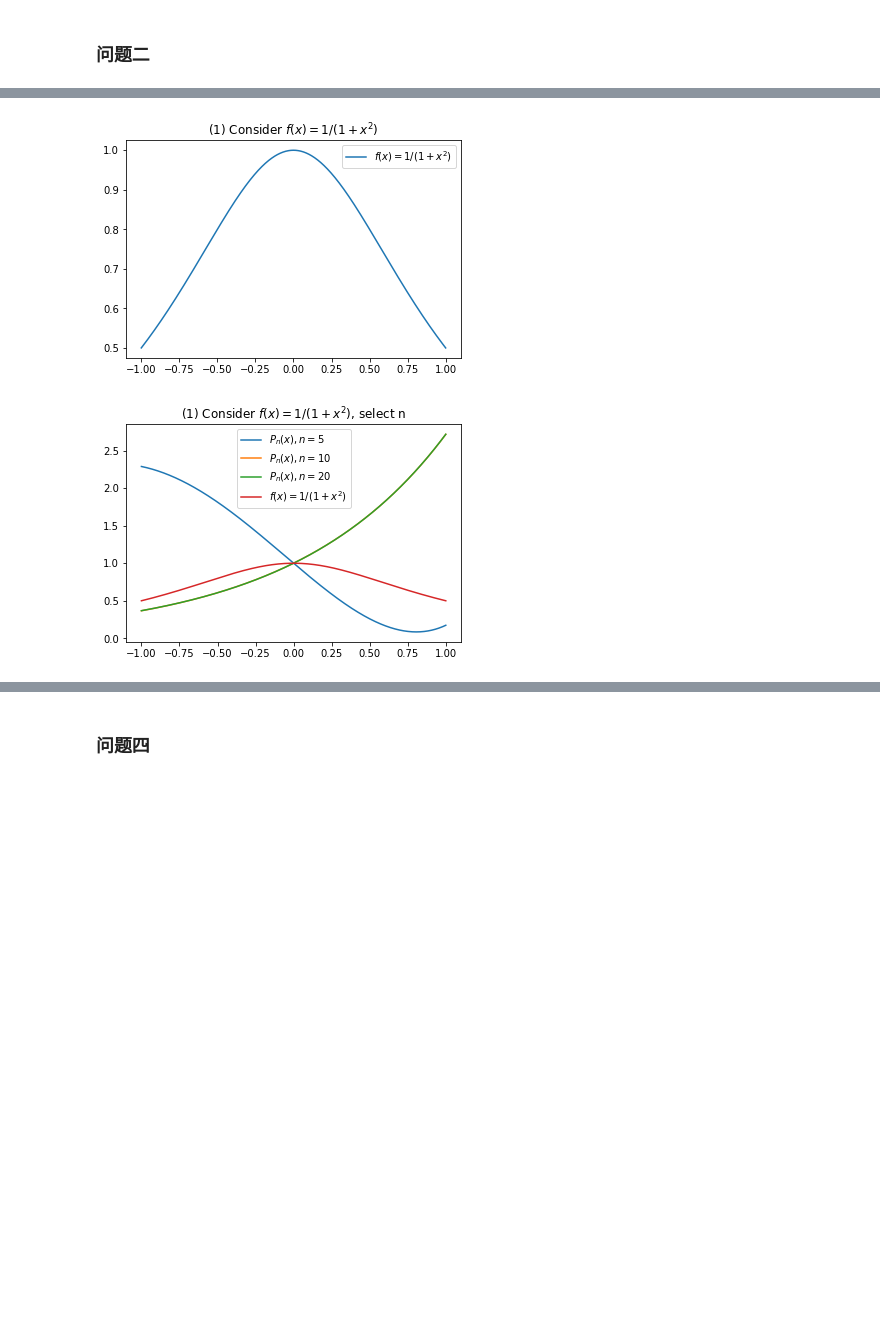
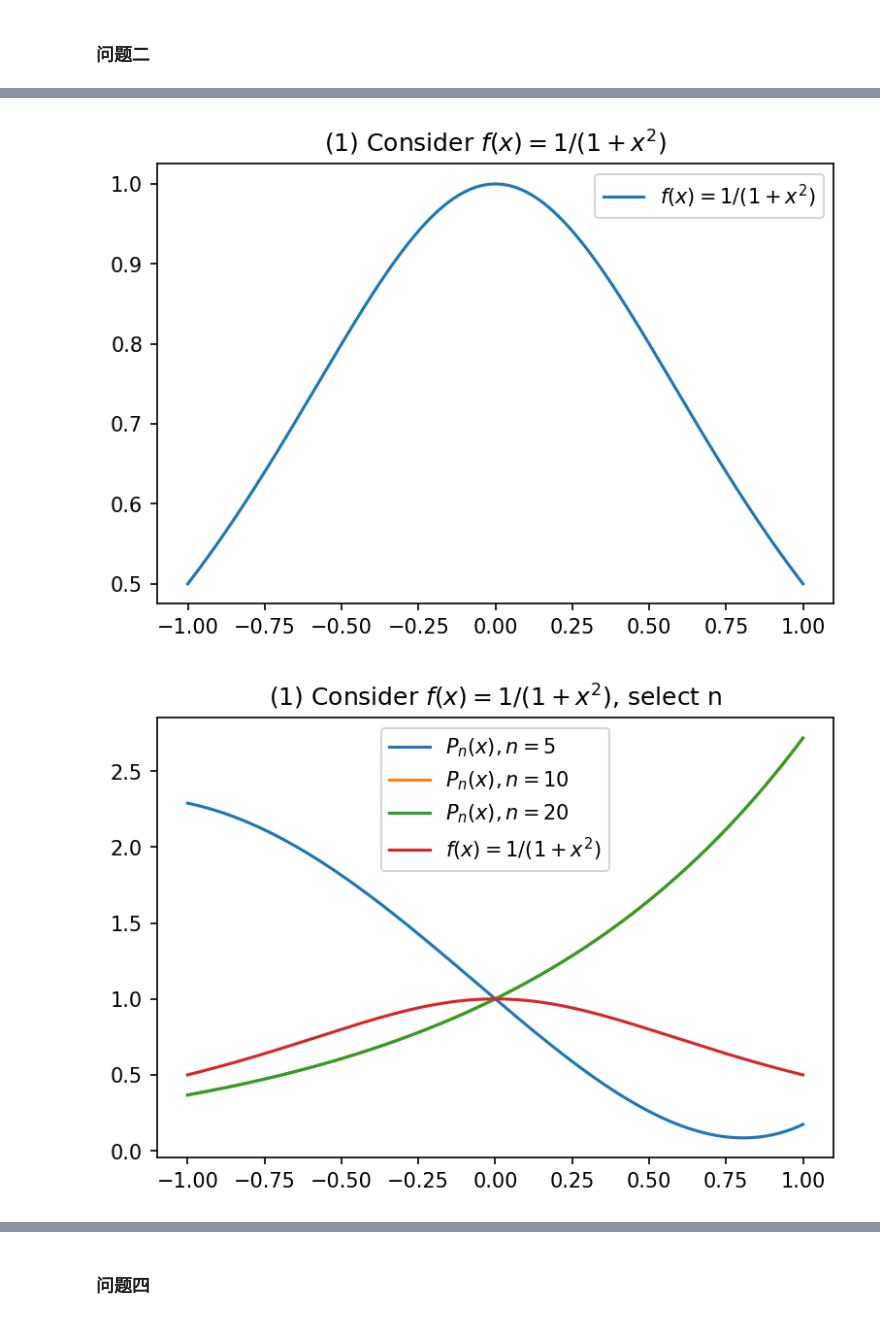
Before and after one commit to chiro2001/computational-methods-lab, a Jupyter notebook: notebooks/实验一.ipynb, the cells around one changed output, grey strips where cells are left out. Cells and saved outputs as stored; diff of their text form; code cells hidden in the pictures; blank space fills up the shorter version.

```diff
--- a/notebooks/实验一.ipynb
+++ b/notebooks/实验一.ipynb
@@ -237,44 +237,44 @@ def problem2():
     y1 = 1 / (1 + x_linespace_2**2)
     Ls1 = {n_i: np.array([P(lambda x_i: np.e ** x_i, np.linspace(-5, 5, n_i), x)
                         for x in x_linespace_2]) for n_i in targets_n}
-    plt.figure()
+    plt.figure(dpi=150)
     plt.title("(1) Consider $f(x) = 1 / (1 + x^2)$")
     plt.legend(handles=plt.plot(x_linespace_2, y1, label="$f(x) = 1 / (1 + x^2)$"), loc='best')
-    plt.figure()
+    plt.figure(dpi=150)
     plt.title("(1) Consider $f(x) = 1 / (1 + x^2)$, select n")
     plt.legend(handles=[*[plt.plot(x_linespace_2, Ls1[n_i], label=f"$P_n(x),n={n_i}$")[0] for n_i in Ls1],
                         plt.plot(x_linespace_2, y1, label="$f(x) = 1 / (1 + x^2)$")[0]], loc='best')
     y2 = np.e**x_linespace_10
     Ls2 = {n_i: np.array([P(lambda x_i: np.e ** x_i, np.linspace(-5, 5, n_i), x)
                         for x in x_linespace_10]) for n_i in targets_n}
-    plt.figure()
+    plt.figure(dpi=150)
     plt.title("(2) Consider $f(x) = e^x$")
     plt.legend(handles=plt.plot(x_linespace_10, y2, label="$f(x) = e^x$"), loc='best')
-    plt.figure()
+    plt.figure(dpi=150)
     plt.title("(2) Consider $f(x) = e^x$, select n")
     plt.legend(handles=[*[plt.plot(x_linespace_10, Ls2[n_i], label=f"$P_n(x),n={n_i}$")[0] for n_i in Ls2],
                         plt.plot(x_linespace_10, y2, label="$f(x) = e^x$")[0]], loc='best')
 
 
 
 problem2()
 # %% [output]
 问题 2：插值区间越小越好吗？
 (1) 考虑 f(x) = 1 / (1 + x^2) in [-1, 1]
            5       10      20
 -0.95  0.8499  0.6013  0.5213
 -0.05  0.9996  0.8607  0.9905
  0.05  0.9996  0.8607  0.9905
  0.95  0.8499  0.6013  0.5213
 差值：
            5       10      20
 -0.95 -0.3243 -0.0757  0.0044
 -0.05 -0.0021  0.1368  0.0070
  0.05 -0.0021  0.1368  0.0070
 ... (12 lines left out)
 2.75   1.9475  0.0069      0.4156
 3.75  12.8110  0.1973    279.9166
 4.75  57.4529  2.5282  19254.2093
 画出两个函数以及其拉格朗日多项式的图像：
-[figure, old version]
+[figure, new version]
-[figure, old version]
+[figure, new version]
```
Also changed, not shown: parts of 2 cells of this notebook, 1 other file.
